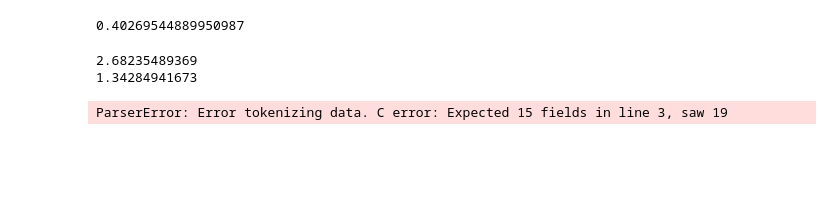
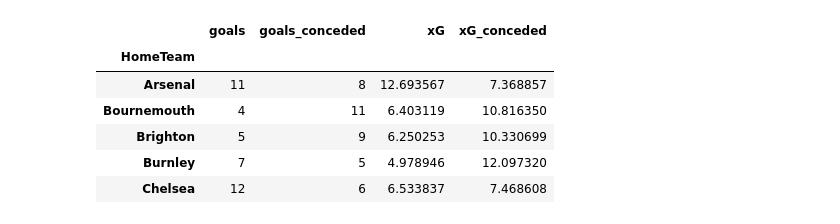
Before and after one commit to bradx888/xGmodel, a Jupyter notebook: presentation.ipynb, the cells around one changed output. Cells and saved outputs as stored; diff of their text form; code cells hidden in the pictures; blank space fills up the shorter version.

```diff
--- a/presentation.ipynb
+++ b/presentation.ipynb
@@ -91,15 +71,11 @@ a, b, c, d, e = linregress(df['gd'], df['xgd'])
-# %%
-c**2
-# %% [output]
-0.40269544889950987
-# %%
-from sklearn.metrics import mean_squared_error, mean_absolute_error
-print mean_squared_error(df['gd'], df['xgd'])
-print mean_absolute_error(df['gd'], df['xgd'])
-# %% [output]
-2.68235489369
-1.34284941673
-# %%
-bets = pd.read_clipboard()
-# %% [output]
-ParserError: Error tokenizing data. C error: Expected 15 fields in line 3, saw 19
+# %%
+to_plot = grouped[['goals', 'goals_conceded', 'xG', 'xG_conceded']]
+to_plot.head()
+# %% [output]
+|  | goals | goals_conceded | xG | xG_conceded |
+| HomeTeam |  |  |  |  |
+| Arsenal | 11 | 8 | 12.693567 | 7.368857 |
+| Bournemouth | 4 | 11 | 6.403119 | 10.816350 |
+| Brighton | 5 | 9 | 6.250253 | 10.330699 |
+| Burnley | 7 | 5 | 4.978946 | 12.097320 |
+| Chelsea | 12 | 6 | 6.533837 | 7.468608 |
```
Also changed, not shown: parts of 26 cells of this notebook, 27 other files.
